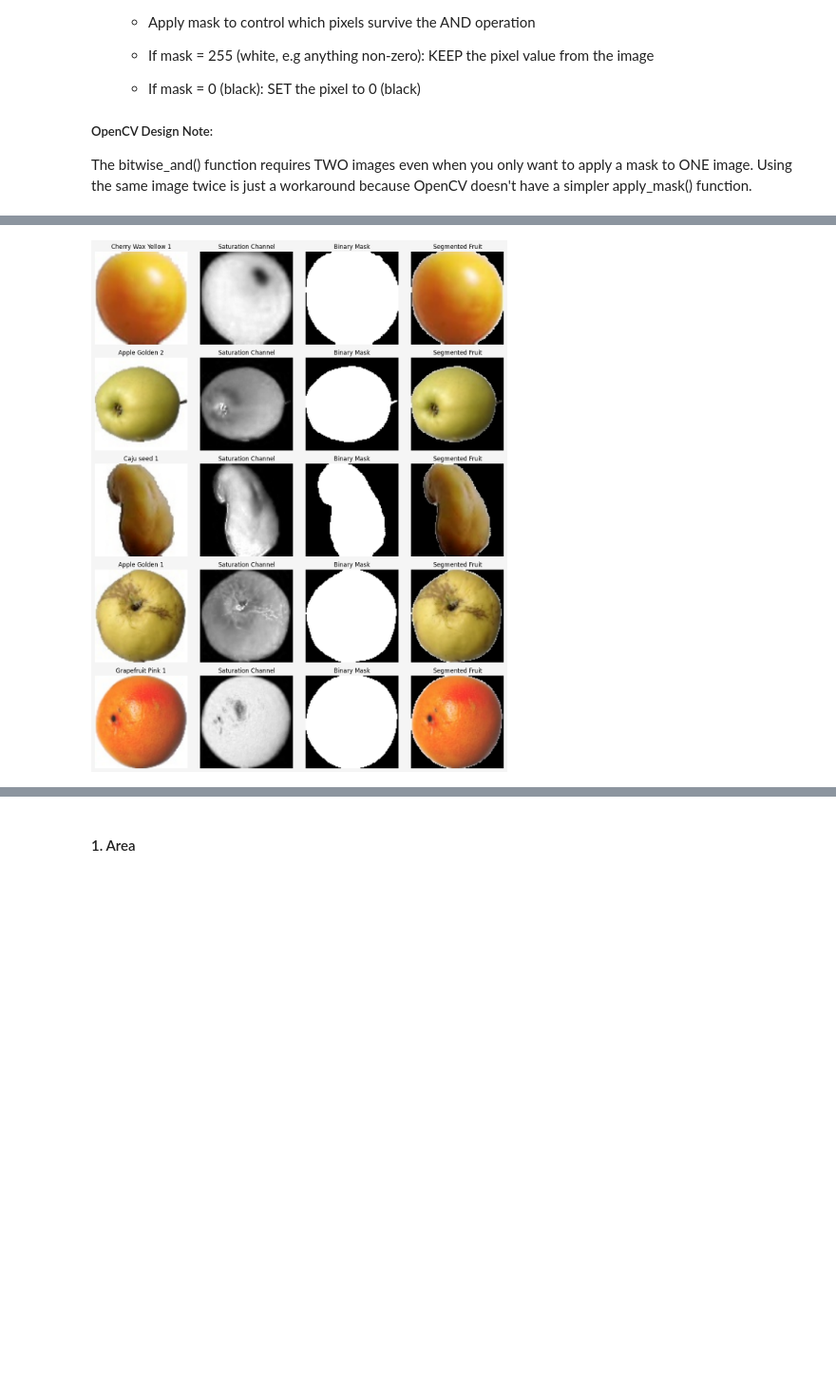
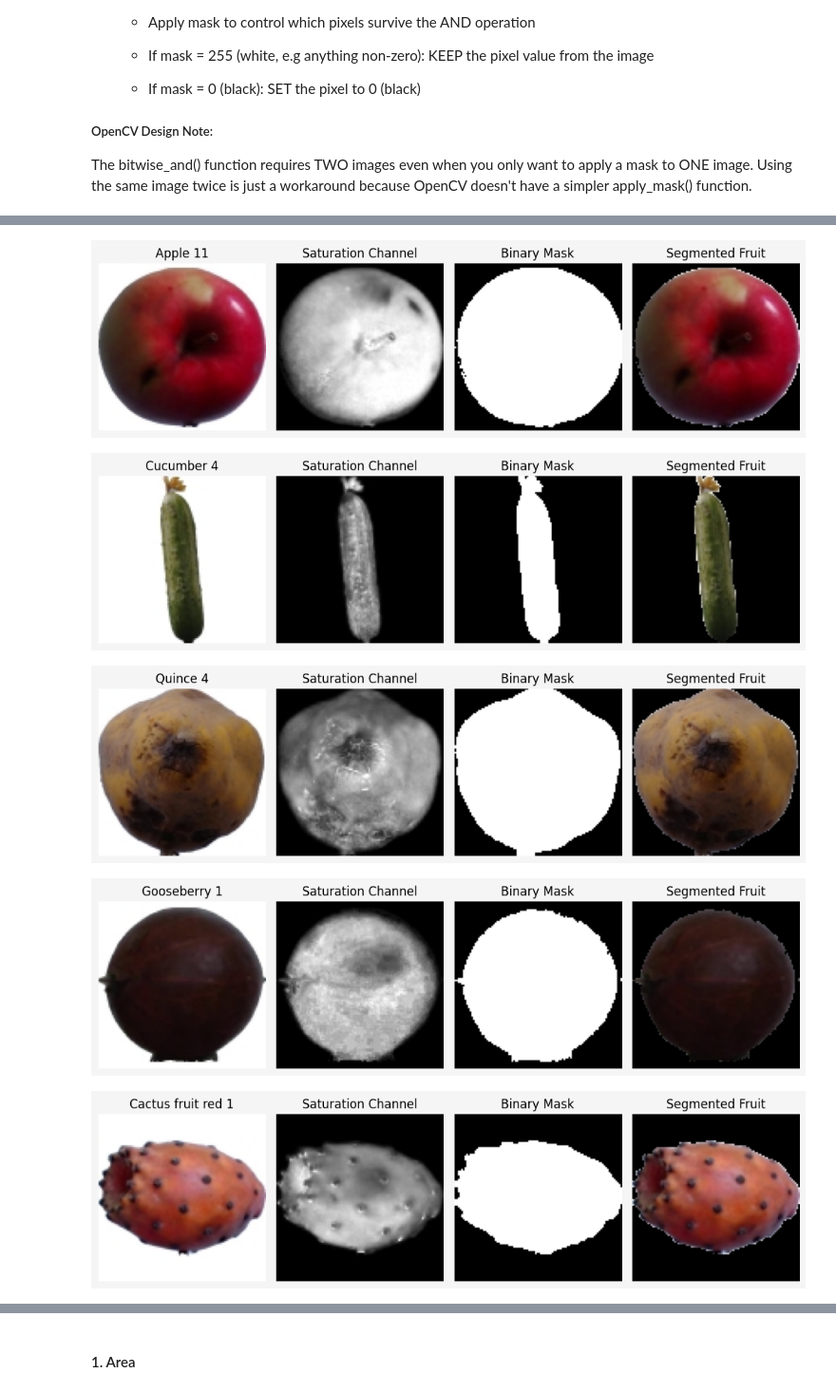
Before and after one commit to mohamedelziat50/Fruit-Recognition-MIU, a Jupyter notebook: Fruit_Recognition.ipynb, the cells around one changed output, grey strips where cells are left out. Shown at 95% size. Saved outputs shown, nothing was run; the diff lists cells and outputs as text; code cells hidden in the pictures; blank space fills up the shorter version.

Commit message:
Now the generic segmentation functions allows us to: - Test segmentation on any fruit
- Visualize any segmentation

- Use the channels for feature extraction

All with a single responsibility!

```diff
--- a/Fruit_Recognition.ipynb
+++ b/Fruit_Recognition.ipynb
@@ -155,7 +155,7 @@ plt.show()
 # We want the nuts image for now
 fruit = None
 for i, the_fruit in enumerate(fruits):
-    if the_fruit.label == "Tomato 1":
+    if the_fruit.label == "Nut 4":
         fruit = fruits[i]
         break
 
@@ -392,52 +398,61 @@ plt.show()
 # %%
-def test_segmentation(fruits, no_of_fruits=5):
-    # Create one BIG figure with all results
-    plt.figure(figsize=(12, 3 * no_of_fruits), facecolor="whitesmoke")  # number of fruits rows, 4 columns
+def segment_fruit(fruit):
+    # Convert the BGR image to HSV
+    image_hsv = cv.cvtColor(fruit.image, cv.COLOR_BGR2HSV)
+    hue, saturation, value = cv.split(image_hsv) # Returns numpy arrays
 
-    for index, fruit in enumerate(random.sample(fruits, no_of_fruits)):
-        # Convert the BGR image to HSV
-        image_hsv = cv.cvtColor(fruit.image, cv.COLOR_BGR2HSV)
-        hue, saturation, value = cv.split(image_hsv) # Returns numpy arrays
+    # Segment the image through simple global thresholding
+    _, segmented_mask = cv.threshold(saturation, 15, 255, cv.THRESH_BINARY)
 
-        # Segment the image through simple global thresholding
-        _, segmented_image = cv.threshold(saturation, 15, 255, cv.THRESH_BINARY)
+    return [hue, saturation, value, segmented_mask]
 
-        # Then visualize the segmentation through matplotlib
-        visualize_segmentation(no_of_fruits, fruit, saturation, segmented_image, index)
+def visualize_segmentation(fruit, saturation, segmented_mask):
+    # Create a figure with all results for that fruit
+    plt.figure(figsize=(10, 3), facecolor="whitesmoke")
 
-    plt.tight_layout()
-    plt.show()
-
-def visualize_segmentation(no_of_fruits, fruit, saturation, segmented_image, index):
     # Show the original image
-    plt.subplot(no_of_fruits, 4, index * 4 + 1) # rows, columns, position in the subplot starting from index 1
+    plt.subplot(1, 4, 1) # rows, columns, position in the subplot starting from index 1
     plt.imshow(cv.cvtColor(fruit.image, cv.COLOR_BGR2RGB))
     plt.title(f"{fruit.label}")
     plt.axis('off')
 
     # Show the Saturation channel
-    plt.subplot(no_of_fruits, 4, index * 4 + 2)
+    plt.subplot(1, 4, 2)
     plt.imshow(saturation, cmap='gray') # Show the colormap/intensities as a grayscale image
     plt.title("Saturation Channel")
     plt.axis('off')
 
     # Show the binary mask
-    plt.subplot(no_of_fruits, 4, index * 4 + 3)
-    plt.imshow(segmented_image, cmap='gray') # Show the colormap/intensities as a grayscale image
+    plt.subplot(1, 4, 3)
+    plt.imshow(segmented_mask, cmap='gray') # Show the colormap/intensities as a grayscale image
     plt.title("Binary Mask")
     plt.axis('off')
 
     # Showcase the segmented fruit (with it's colors) through the mask
     # Create black image (all zeros)
-    fruit_black = cv.bitwise_and(fruit.image, fruit.image, mask=segmented_image)
-    plt.subplot(no_of_fruits, 4, index * 4 + 4)
+    fruit_black = cv.bitwise_and(fruit.image, fruit.image, mask=segmented_mask)
+    plt.subplot(1, 4, 4)
     plt.imshow(cv.cvtColor(fruit_black, cv.COLOR_BGR2RGB))
     plt.title("Segmented Fruit")
     plt.axis('off')
 
-test_segmentation(fruits)
+    # Show the plot
+    plt.tight_layout()
+    plt.show()
+
+# Loop over a sample of fruits & showcase the generic functions!
+for the_fruit in random.sample(fruits, 5):
+    # Segement the fruit & get it's channels if needed aswell
+    hue, saturation, value, segmented_mask = segment_fruit(the_fruit)
+
+    # Then visualize the segmentation through matplotlib
+    visualize_segmentation(the_fruit, saturation, segmented_mask)
 # %% [output]
-[figure, old version]
+[figure, new version]
+[figure, added]
+[figure, added]
+[figure, added]
+[figure, added]
 # %% [markdown]
 ### Image Description & Feature Extraction
 
```
Also changed, not shown: parts of 15 cells of this notebook.
